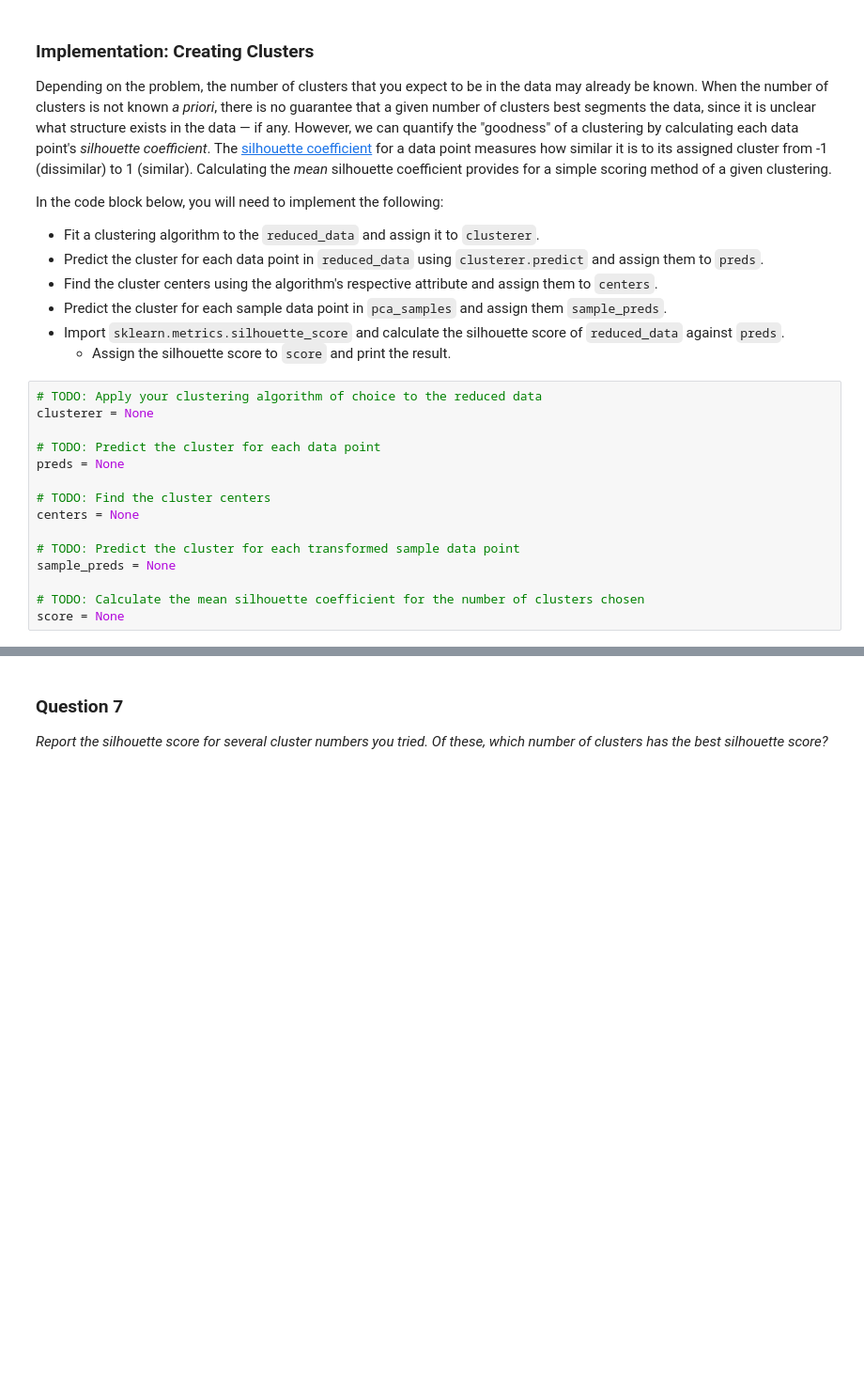
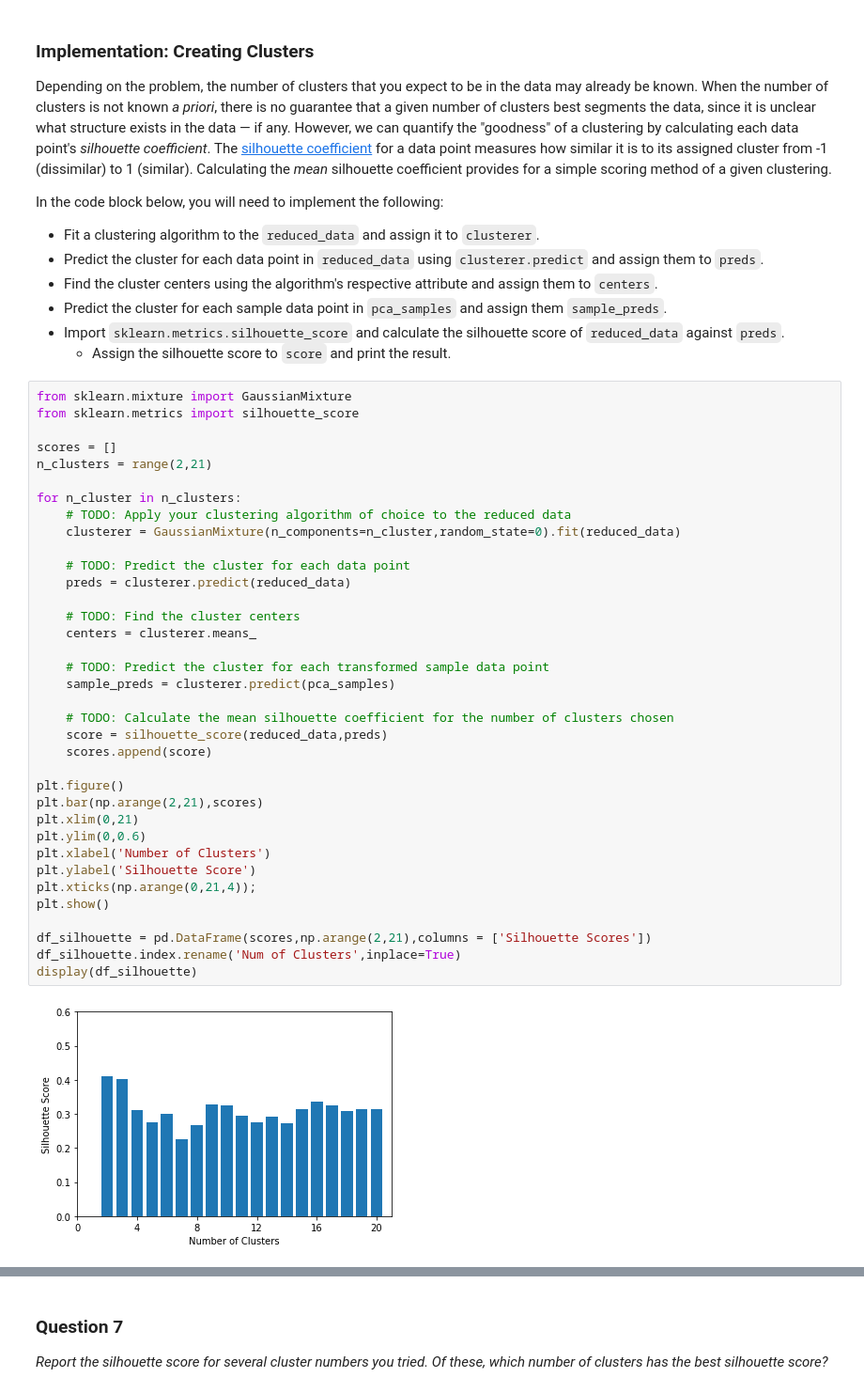
Before and after one commit to ragamarkely/customer_segments, a Jupyter notebook: customer_segments.ipynb, the cells around one changed output, grey strips where cells are left out. Shown at 94% size. Cells and saved outputs as stored; diff of their text form; blank space fills up the shorter version.

```diff
--- a/customer_segments.ipynb
+++ b/customer_segments.ipynb
@@ -541,17 +542,40 @@ In the code block below, you will need to implement the following:
  - Import `sklearn.metrics.silhouette_score` and calculate the silhouette score of `reduced_data` against `preds`.
    - Assign the silhouette score to `score` and print the result.
 # %%
-# TODO: Apply your clustering algorithm of choice to the reduced data
-clusterer = None
+from sklearn.mixture import GaussianMixture
+from sklearn.metrics import silhouette_score
 
-# TODO: Predict the cluster for each data point
-preds = None
+scores = []
+n_clusters = range(2,21)
 
-# TODO: Find the cluster centers
-centers = None
+for n_cluster in n_clusters:
+    # TODO: Apply your clustering algorithm of choice to the reduced data
+    clusterer = GaussianMixture(n_components=n_cluster,random_state=0).fit(reduced_data)
 
-# TODO: Predict the cluster for each transformed sample data point
-sample_preds = None
+    # TODO: Predict the cluster for each data point
+    preds = clusterer.predict(reduced_data)
 
-# TODO: Calculate the mean silhouette coefficient for the number of clusters chosen
-score = None
+    # TODO: Find the cluster centers
+    centers = clusterer.means_
+
+    # TODO: Predict the cluster for each transformed sample data point
+    sample_preds = clusterer.predict(pca_samples)
+
+    # TODO: Calculate the mean silhouette coefficient for the number of clusters chosen
+    score = silhouette_score(reduced_data,preds)
+    scores.append(score)
+
+plt.figure()
+plt.bar(np.arange(2,21),scores)
+plt.xlim(0,21)
+plt.ylim(0,0.6)
+plt.xlabel('Number of Clusters')
+plt.ylabel('Silhouette Score')
+plt.xticks(np.arange(0,21,4));
+plt.show()
+
+df_silhouette = pd.DataFrame(scores,np.arange(2,21),columns = ['Silhouette Scores'])
+df_silhouette.index.rename('Num of Clusters',inplace=True)
+display(df_silhouette)
+# %% [output]
+[figure, added]
```
Also changed, not shown: parts of 6 cells of this notebook.
